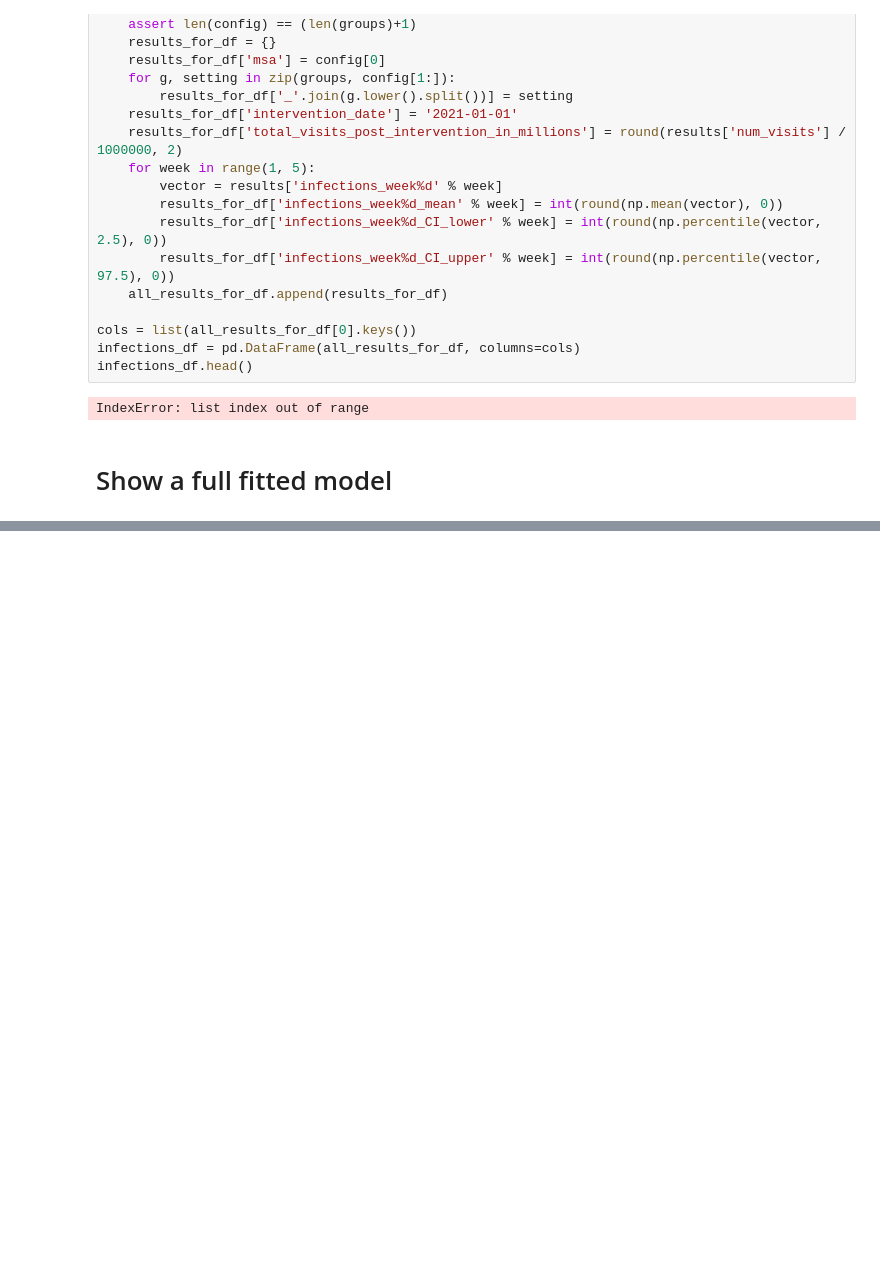
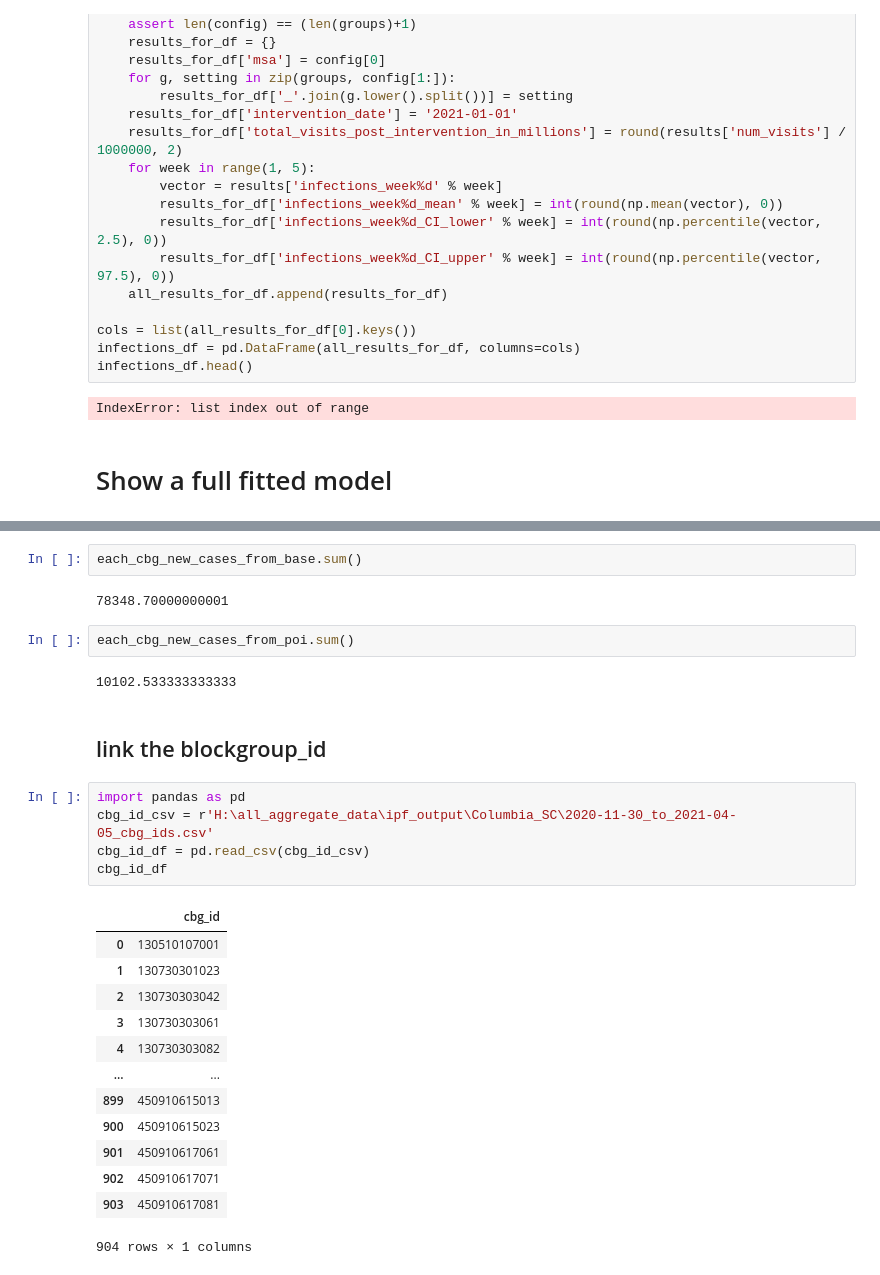
Before and after one commit to gladcolor/covid-mobility-tool, a Jupyter notebook: make_figures.ipynb, the cells around one changed output, grey strips where cells are left out. Drawn from its saved outputs; the diff is of its cells as text; blank space fills up the shorter version.

```diff
--- a/make_figures.ipynb
+++ b/make_figures.ipynb
@@ -1102,0 +1182,29 @@ for attr_to_save_separately in [ 'cbg_new_cases_from_poi']:  # 'history',
+# %%
+each_cbg_new_cases_from_base.sum()
+# %% [output]
+78348.70000000001
+# %%
+each_cbg_new_cases_from_poi.sum()
+# %% [output]
+10102.533333333333
+# %% [markdown]
+## link the blockgroup_id
+# %%
+import pandas as pd
+cbg_id_csv = r'H:\all_aggregate_data\ipf_output\Columbia_SC\2020-11-30_to_2021-04-05_cbg_ids.csv'
+cbg_id_df = pd.read_csv(cbg_id_csv)
+cbg_id_df
+# %% [output]
+|  | cbg_id |
+| 0 | 130510107001 |
+| 1 | 130730301023 |
+| 2 | 130730303042 |
+| 3 | 130730303061 |
+| 4 | 130730303082 |
+| ... | ... |
+| 899 | 450910615013 |
+| 900 | 450910615023 |
+| 901 | 450910617061 |
+| 902 | 450910617071 |
+| 903 | 450910617081 |
+904 rows × 1 columns
```
Also changed, not shown: parts of 34 cells of this notebook, 8 other files.
